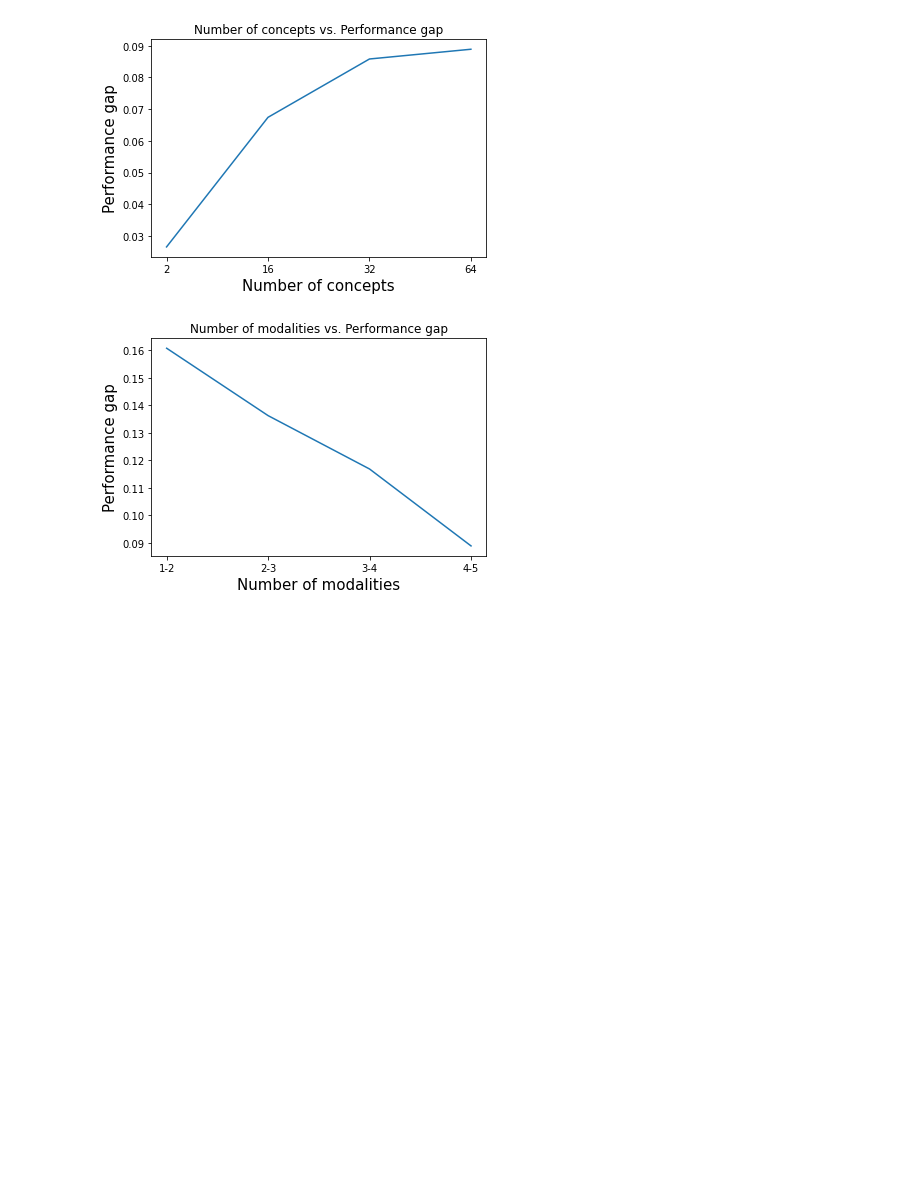
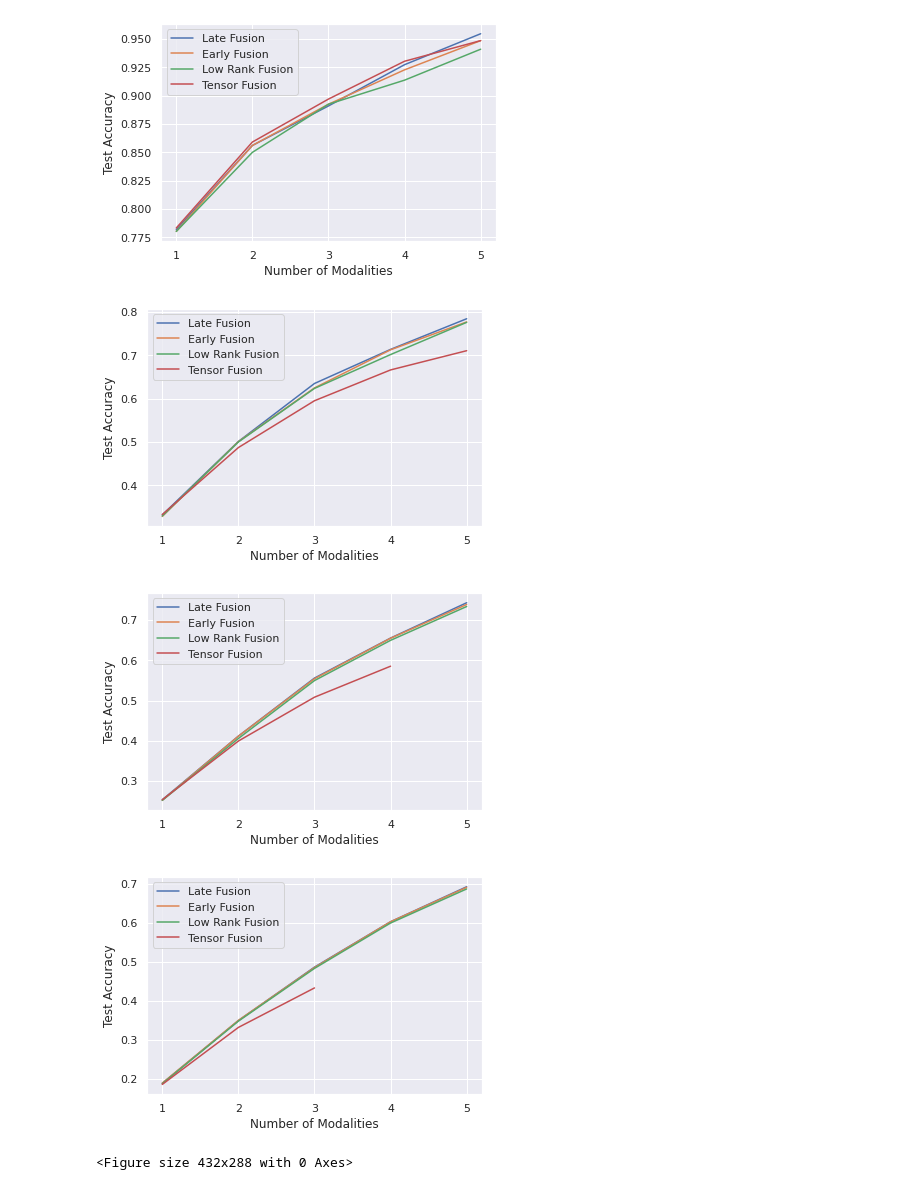
Before and after one commit to arav-agarwal2/CoLearningTestBed, a Jupyter notebook: synthetic/plot.ipynb, the cells around one changed output. Cells and saved outputs as stored; diff of their text form; code cells hidden in the pictures; blank space fills up the shorter version.

```diff
--- a/synthetic/plot.ipynb
+++ b/synthetic/plot.ipynb
@@ -12,11 +6,0 @@ xlabel = 'Number of concepts'
-# %%
-fig, ax = plt.subplots()
-ax.plot(X, y)
-ax.set_title('{} vs. {}'.format(xlabel, ylabel))
-ax.set_xlabel(xlabel, fontsize=15)
-ax.set_ylabel(ylabel, fontsize=15)
-plt.xticks(fontsize=10)
-plt.yticks(fontsize=10)
-fig.savefig('/home/yuncheng/MultiBench/synthetic/concepts_perf{}{}.png'.format(mod_hi, mod_lo), bbox_inches='tight')
-# %% [output]
-[figure, removed]
@@ -29,11 +7,28 @@ xlabel = 'Number of modalities'
-# %%
-fig, ax = plt.subplots()
-ax.plot(X, y)
-ax.set_title('{} vs. {}'.format(xlabel, ylabel))
-ax.set_xlabel(xlabel, fontsize=15)
-ax.set_ylabel(ylabel, fontsize=15)
-plt.xticks(fontsize=10)
-plt.yticks(fontsize=10)
-fig.savefig('/home/yuncheng/MultiBench/synthetic/modality_perf{}.png'.format(num_concepts), bbox_inches='tight')
-# %% [output]
-[figure, removed]
+# %%
+df = pd.read_csv("results.csv", header=None).values
+concepts = ['2', '16', '32', '64']
+modalities = ['1', '2', '3', '4', '5']
+fusions = ['Late Fusion', 'Early Fusion', 'Low Rank Fusion', 'Tensor Fusion']
+perf_m = []
+for (i, modality) in enumerate(modalities):
+    perf_m.append(df[4*i:4*(i+1)])
+perf_m = np.array(perf_m)
+perf_c = []
+for (i, concept) in enumerate(concepts):
+    perf_c.append(df[[4*j+i for j in range(len(modalities))]])
+perf_c = np.array(perf_c)
+# %%
+for k in range(len(concepts)):
+    df_m = pd.DataFrame(perf_m[:,k,:], index=modalities, columns=fusions)
+    df_m = df_m.reset_index().melt(id_vars='index', value_name='val', var_name='type')
+    df_m = df_m.rename(columns={'index':'Number of Modalities', 'val':'Test Accuracy', 'type':''})
+    fig = sns.lineplot(df_m, x='Number of Modalities', y='Test Accuracy', hue='').figure
+    plt.show()
+    fig.savefig('modality_perf{}.png'.format(concepts[k]))
+    plt.clf()
+# %% [output]
+[figure, added]
+[figure, added]
+[figure, added]
+[figure, added]
+<Figure size 432x288 with 0 Axes>
```
Also changed, not shown: parts of 4 cells of this notebook, 26 other files.
